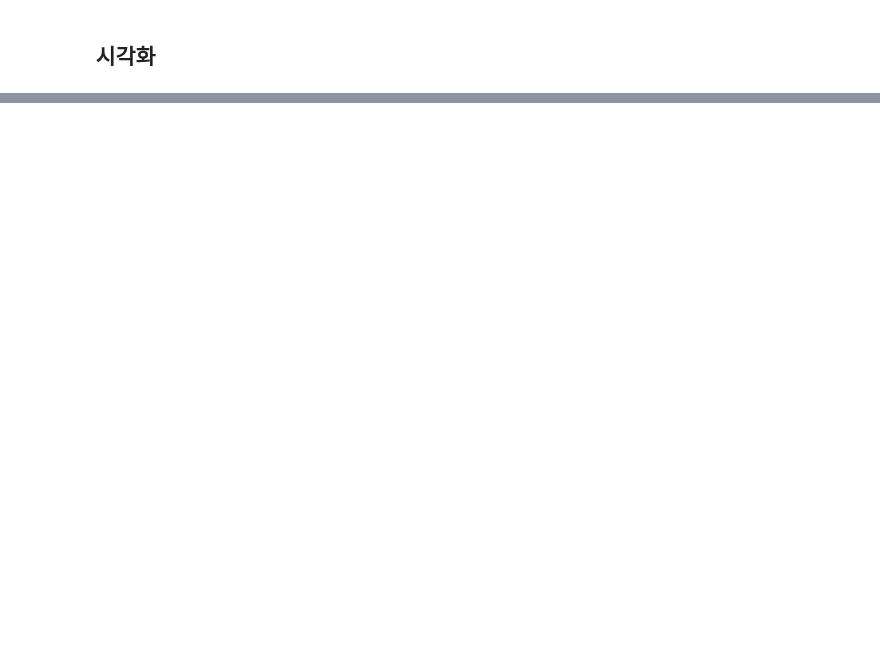
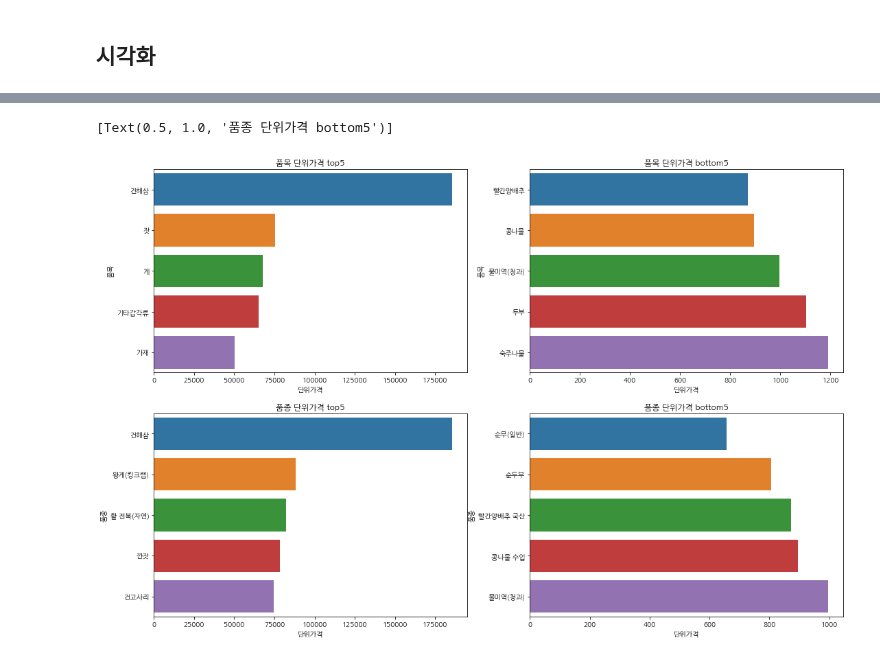
Before and after one commit to jsh0551/data_analysis_practice, a Jupyter notebook: 서울 열린데이터 광장/서울시농수산식품공사 식품 판매 결과.ipynb, the cells around one changed output, grey strips where cells are left out. Cells and saved outputs as stored; diff of their text form; code cells hidden in the pictures; blank space fills up the shorter version.

```diff
--- a/서울 열린데이터 광장/서울시농수산식품공사 식품 판매 결과.ipynb
+++ b/서울 열린데이터 광장/서울시농수산식품공사 식품 판매 결과.ipynb
@@ -126,0 +149,11 @@ df.drop(['친환경구분(일반)'],axis=1,inplace=True)
+# %%
+sub_df = df.groupby(by=['품목'],as_index=False)['단위가격'].mean()
+sub_df2 = df.groupby(by=['품종'],as_index=False)['단위가격'].mean()
+fig,axes = plt.subplots(2,2,figsize=(18,12))
+sns.barplot(data=sub_df.sort_values('단위가격',ascending=False).head(),x='단위가격',y='품목',ax=axes[0][0]).set(title='품목 단위가격 top5')
+sns.barplot(data=sub_df.sort_values('단위가격',ascending=True).head(),x='단위가격',y='품목',ax=axes[0][1]).set(title='품목 단위가격 bottom5')
+sns.barplot(data=sub_df2.sort_values('단위가격',ascending=False).head(),x='단위가격',y='품종',ax=axes[1][0]).set(title='품종 단위가격 top5')
+sns.barplot(data=sub_df2.sort_values('단위가격',ascending=True).head(),x='단위가격',y='품종',ax=axes[1][1]).set(title='품종 단위가격 bottom5')
+# %% [output]
+[Text(0.5, 1.0, '품종 단위가격 bottom5')]
+[figure, added]
```
Also changed, not shown: parts of 13 cells of this notebook.
